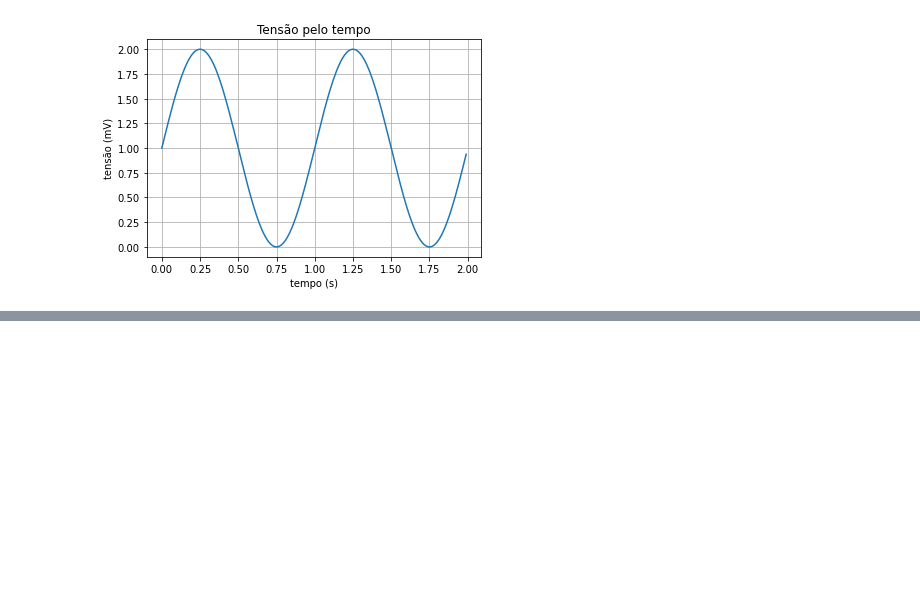
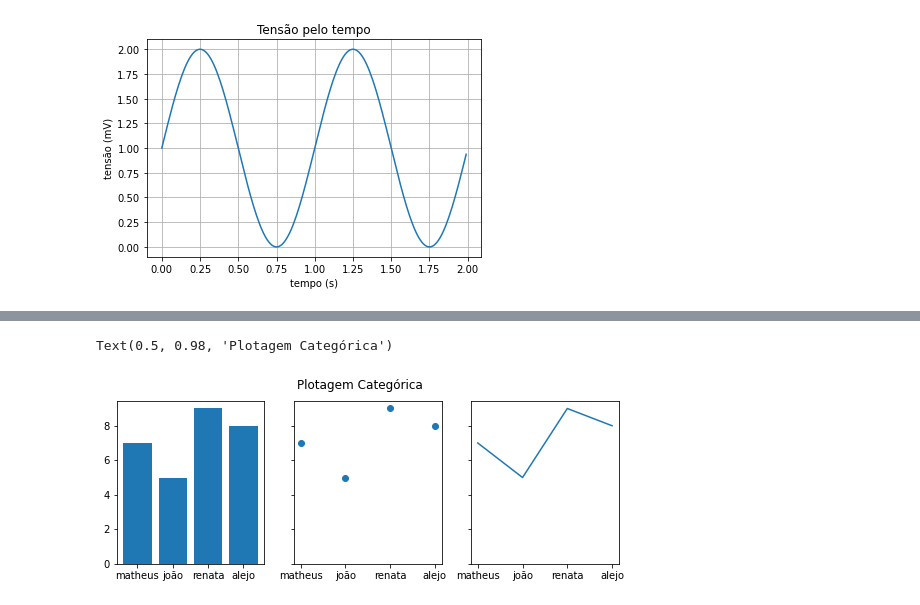
Before and after one commit to jssimas/Data-Analytics-Demo, a Jupyter notebook: src/dia1/matplotlib.ipynb, the cells around one changed output, grey strips where cells are left out. Saved outputs shown, nothing was run; the diff lists cells and outputs as text; code cells hidden in the pictures; blank space fills up the shorter version.

```diff
--- a/src/dia1/matplotlib.ipynb
+++ b/src/dia1/matplotlib.ipynb
@@ -90,0 +70,14 @@ plt.show()
+# %%
+
+data = { "matheus": 7, "joão": 5, "renata": 9, "alejo": 8 }
+names = list(data.keys())
+values = list(data.values())
+
+fig, axs = plt.subplots(1, 3, figsize = (9, 3), sharey = True)
+axs[0].bar(names, values)
+axs[1].scatter(names, values)
+axs[2].plot(names, values)
+fig.suptitle("Plotagem Categórica")
+# %% [output]
+Text(0.5, 0.98, 'Plotagem Categórica')
+[figure, added]
```
Also changed, not shown: parts of 5 cells of this notebook, 6 other files.
